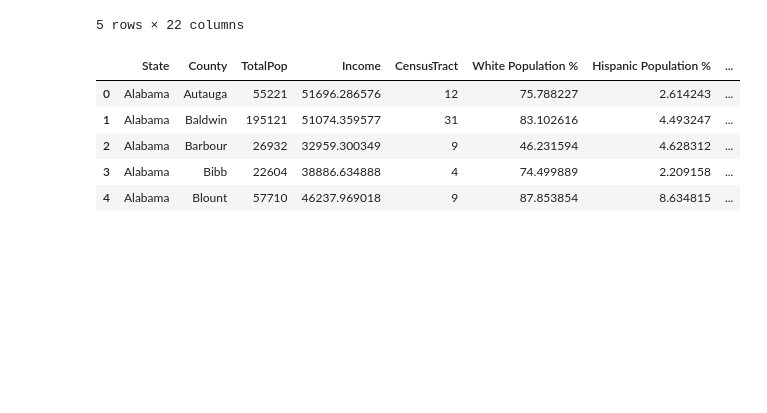
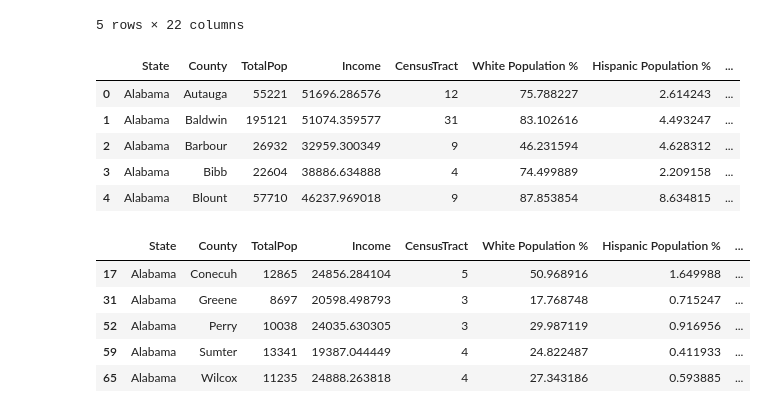
Before and after one commit to mlee0416/Dolphin-Rebels-, a Jupyter notebook: Census Analysis.ipynb, the cells around one changed output. Drawn from its saved outputs; the diff is of its cells as text; code cells hidden in the pictures; blank space fills up the shorter version.

Commit message:
updating with csv files for filtered counties

```diff
--- a/Census Analysis.ipynb
+++ b/Census Analysis.ipynb
@@ -194,0 +190,21 @@ Large_County.to_csv("Large_County.csv")
+# %%
+#create datasets
+#exclude puerto rico
+America_County=merged_clean[(merged_clean["State"]!="Puerto Rico")]
+#Poor County are counties with incomes less than $25,000
+Poor_County=America_County.query("Income<25000")
+#Rich County are counties with income more than $75,000
+Rich_County=America_County.query("Income>75000")
+#Diverse County are counties with no ethnic group making up more than 45% of the population
+Diverse_County=America_County[(America_County["White Population %"]<45)& (America_County["Native Population %"]<45)&(America_County["Hispanic Population %"]<45)& (America_County["Black  Population %"]<45)]
+#NonDiverse County are counties where one ethnic group makes up more than 85% of the population with a population greater than 400,000
+NonDiverse_County=America_County[(America_County["TotalPop"]>400000)&((America_County["White Population %"]>85)| (America_County["Native Population %"]>85)|(America_County["Hispanic Population %"]>85)| (America_County["Black  Population %"]>85))]
+# %%
+Poor_County.head()
+# %% [output]
+|  | State | County | TotalPop | Income | CensusTract | White Population % | Hispanic Population % | ... |
+| 17 | Alabama | Conecuh | 12865 | 24856.284104 | 5 | 50.968916 | 1.649988 | ... |
+| 31 | Alabama | Greene | 8697 | 20598.498793 | 3 | 17.768748 | 0.715247 | ... |
+| 52 | Alabama | Perry | 10038 | 24035.630305 | 3 | 29.987119 | 0.916956 | ... |
+| 59 | Alabama | Sumter | 13341 | 19387.044449 | 4 | 24.822487 | 0.411933 | ... |
+| 65 | Alabama | Wilcox | 11235 | 24888.263818 | 4 | 27.343186 | 0.593885 | ... |
```
Also changed, not shown: parts of 3 cells of this notebook, 5 other files.
